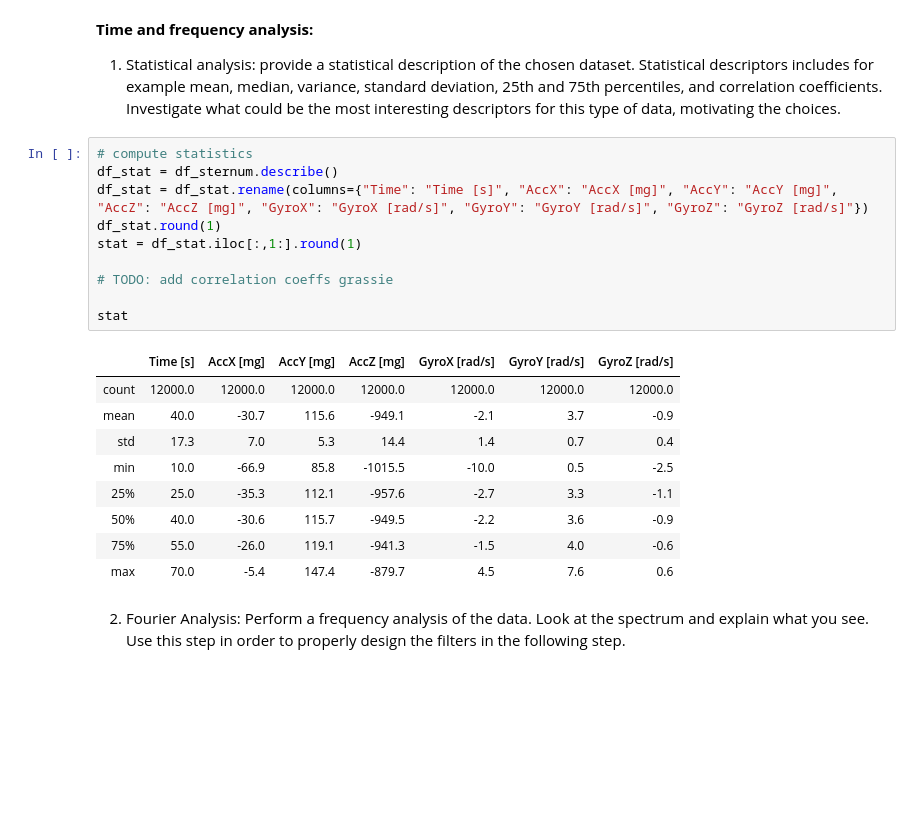
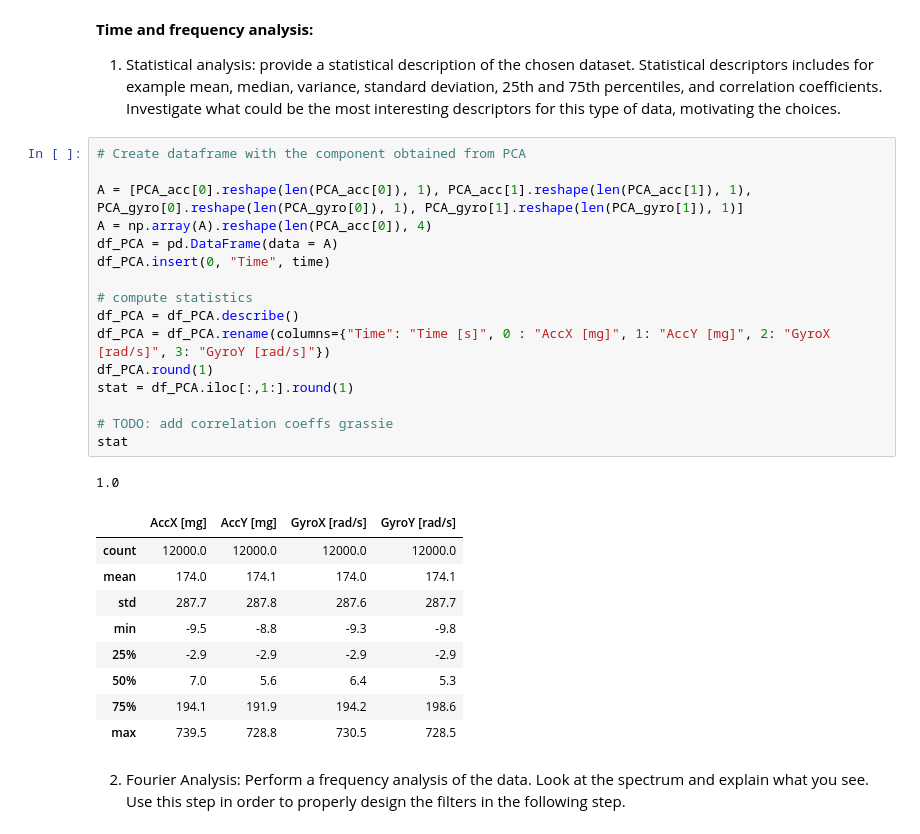
Before and after one commit to CrostaBot/HeartRateEstimation, a Jupyter notebook: SCG.ipynb, the cells around one changed output. Drawn from its saved outputs; the diff is of its cells as text; blank space fills up the shorter version.

Commit message:
new stats by pca

```diff
--- a/SCG.ipynb
+++ b/SCG.ipynb
@@ -258,26 +258,33 @@ Fraction of the total variability keeping only the last two principal components
 **Time and frequency analysis:**
 
 1. Statistical analysis: provide a statistical description of the chosen dataset. Statistical descriptors includes for example mean, median, variance, standard deviation, 25th and 75th percentiles, and correlation coefficients. Investigate what could be the most interesting descriptors for this type of data, motivating the choices.
-# %%
-# compute statistics
-df_stat = df_sternum.describe()
-df_stat = df_stat.rename(columns={"Time": "Time [s]", "AccX": "AccX [mg]", "AccY": "AccY [mg]", "AccZ": "AccZ [mg]", "GyroX": "GyroX [rad/s]", "GyroY": "GyroY [rad/s]", "GyroZ": "GyroZ [rad/s]"})
-df_stat.round(1)
-stat = df_stat.iloc[:,1:].round(1)
-
-# TODO: add correlation coeffs grassie
-
-stat
-# %% [output]
-|  | Time [s] | AccX [mg] | AccY [mg] | AccZ [mg] | GyroX [rad/s] | GyroY [rad/s] | GyroZ [rad/s] |
-| count | 12000.0 | 12000.0 | 12000.0 | 12000.0 | 12000.0 | 12000.0 | 12000.0 |
-| mean | 40.0 | -30.7 | 115.6 | -949.1 | -2.1 | 3.7 | -0.9 |
-| std | 17.3 | 7.0 | 5.3 | 14.4 | 1.4 | 0.7 | 0.4 |
-| min | 10.0 | -66.9 | 85.8 | -1015.5 | -10.0 | 0.5 | -2.5 |
-| 25% | 25.0 | -35.3 | 112.1 | -957.6 | -2.7 | 3.3 | -1.1 |
-| 50% | 40.0 | -30.6 | 115.7 | -949.5 | -2.2 | 3.6 | -0.9 |
-| 75% | 55.0 | -26.0 | 119.1 | -941.3 | -1.5 | 4.0 | -0.6 |
-| max | 70.0 | -5.4 | 147.4 | -879.7 | 4.5 | 7.6 | 0.6 |
+# %%
+# Create dataframe with the component obtained from PCA
+
+A = [PCA_acc[0].reshape(len(PCA_acc[0]), 1), PCA_acc[1].reshape(len(PCA_acc[1]), 1), PCA_gyro[0].reshape(len(PCA_gyro[0]), 1), PCA_gyro[1].reshape(len(PCA_gyro[1]), 1)]
+A = np.array(A).reshape(len(PCA_acc[0]), 4)
+df_PCA = pd.DataFrame(data = A)
+df_PCA.insert(0, "Time", time)
+
+# compute statistics
+df_PCA = df_PCA.describe()
+df_PCA = df_PCA.rename(columns={"Time": "Time [s]", 0 : "AccX [mg]", 1: "AccY [mg]", 2: "GyroX [rad/s]", 3: "GyroY [rad/s]"})
+df_PCA.round(1)
+stat = df_PCA.iloc[:,1:].round(1)
+
+# TODO: add correlation coeffs grassie
+stat
+# %% [output]
+1.0
+|  | AccX [mg] | AccY [mg] | GyroX [rad/s] | GyroY [rad/s] |
+| count | 12000.0 | 12000.0 | 12000.0 | 12000.0 |
+| mean | 174.0 | 174.1 | 174.0 | 174.1 |
+| std | 287.7 | 287.8 | 287.6 | 287.7 |
+| min | -9.5 | -8.8 | -9.3 | -9.8 |
+| 25% | -2.9 | -2.9 | -2.9 | -2.9 |
+| 50% | 7.0 | 5.6 | 6.4 | 5.3 |
+| 75% | 194.1 | 191.9 | 194.2 | 198.6 |
+| max | 739.5 | 728.8 | 730.5 | 728.5 |
 # %% [markdown]
 2. Fourier Analysis: Perform a frequency analysis of the data. Look at the spectrum and explain what you see. Use this step in order to properly design the filters in the following step.
 # %%
```
Also changed, not shown: parts of 4 cells of this notebook.
